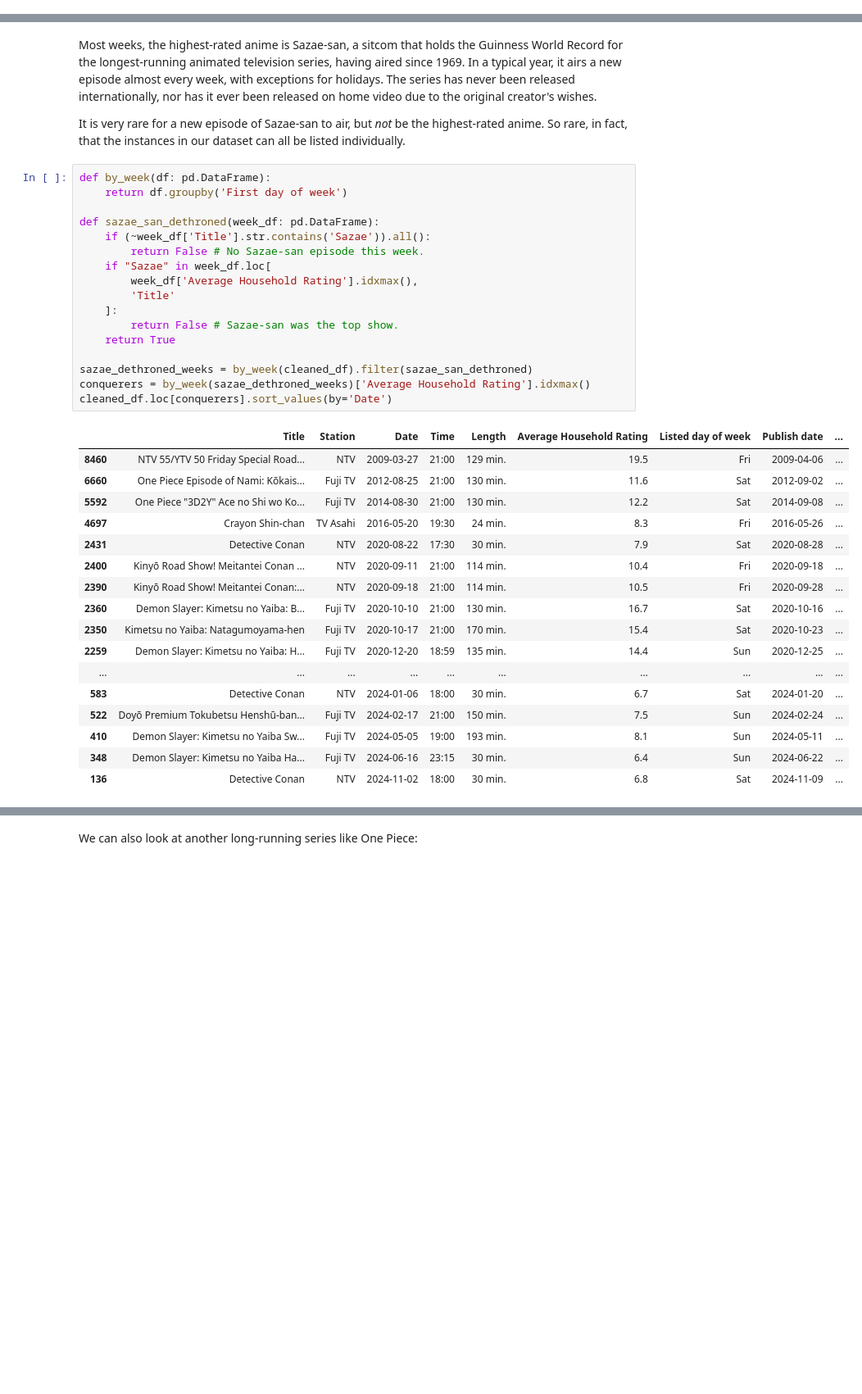
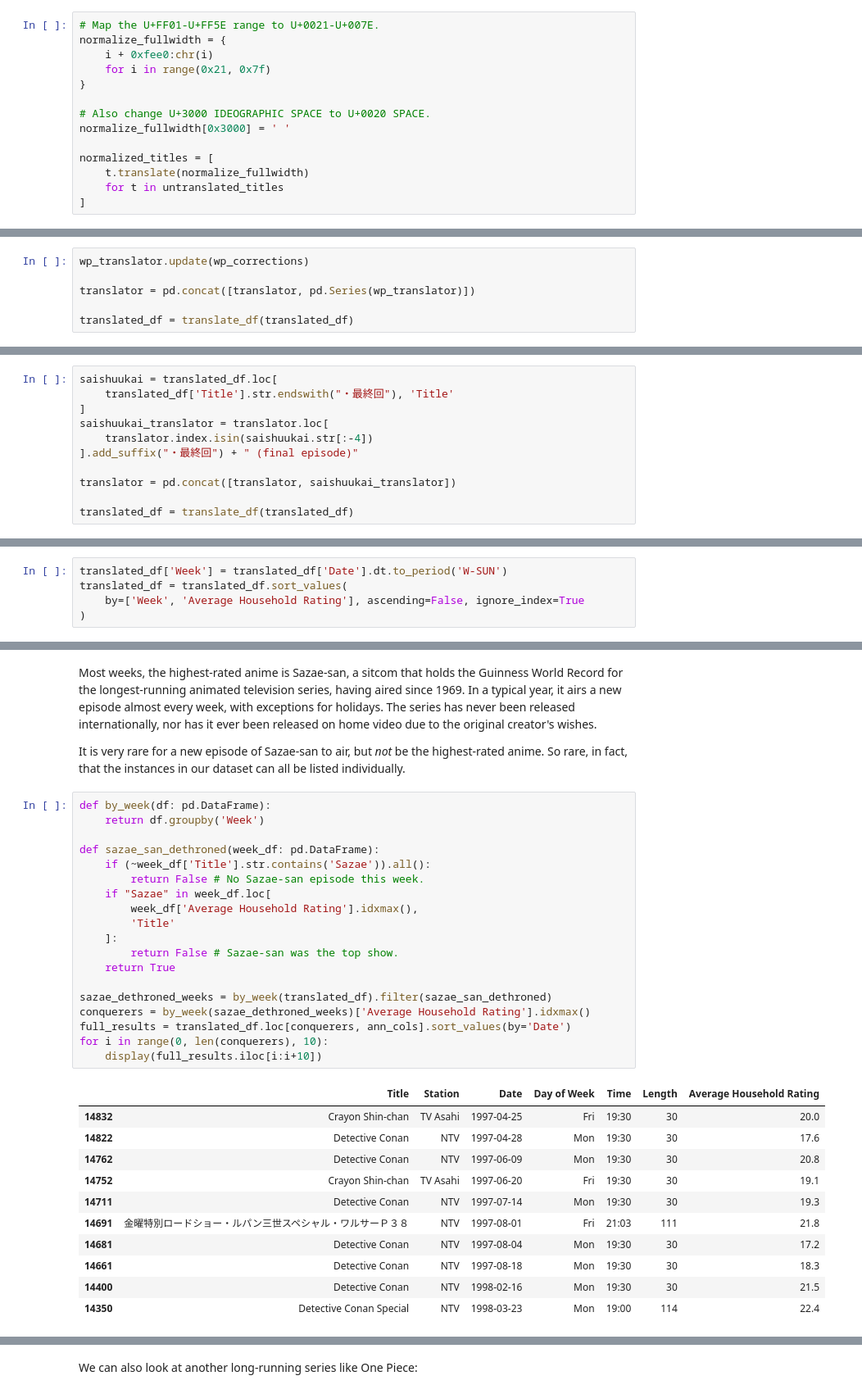
Before and after one commit to ShayeHorwitz/anime_broadcast_ratings, a Jupyter notebook: anime_broadcast_ratings.ipynb, the cells around one changed output, grey strips where cells are left out. Shown at 82% size. Drawn from its saved outputs; the diff is of its cells as text; blank space fills up the shorter version.

```diff
--- a/anime_broadcast_ratings.ipynb
+++ b/anime_broadcast_ratings.ipynb
@@ -549,0 +2103,14 @@ def top_programs_for_hour(h: int, n: int):
+# %%
+# Map the U+FF01-U+FF5E range to U+0021-U+007E.
+normalize_fullwidth = {
+    i + 0xfee0:chr(i)
+    for i in range(0x21, 0x7f)
+}
+
+# Also change U+3000 IDEOGRAPHIC SPACE to U+0020 SPACE.
+normalize_fullwidth[0x3000] = ' '
+
+normalized_titles = [
+    t.translate(normalize_fullwidth)
+    for t in untranslated_titles
+]
@@ -549,0 +2231,6 @@ def top_programs_for_hour(h: int, n: int):
+# %%
+wp_translator.update(wp_corrections)
+
+translator = pd.concat([translator, pd.Series(wp_translator)])
+
+translated_df = translate_df(translated_df)
@@ -549,0 +2311,11 @@ def top_programs_for_hour(h: int, n: int):
+# %%
+saishuukai = translated_df.loc[
+    translated_df['Title'].str.endswith("・最終回"), 'Title'
+]
+saishuukai_translator = translator.loc[
+    translator.index.isin(saishuukai.str[:-4])
+].add_suffix("・最終回") + " (final episode)"
+
+translator = pd.concat([translator, saishuukai_translator])
+
+translated_df = translate_df(translated_df)
@@ -549,0 +2326,5 @@ def top_programs_for_hour(h: int, n: int):
+# %%
+translated_df['Week'] = translated_df['Date'].dt.to_period('W-SUN')
+translated_df = translated_df.sort_values(
+    by=['Week', 'Average Household Rating'], ascending=False, ignore_index=True
+)
@@ -754,36 +2587,32 @@ Most weeks, the highest-rated anime is Sazae-san, a sitcom that holds the Guinne
 It is very rare for a new episode of Sazae-san to air, but *not* be the highest-rated anime. So rare, in fact, that the instances in our dataset can all be listed individually.
 # %%
 def by_week(df: pd.DataFrame):
-    return df.groupby('First day of week')
+    return df.groupby('Week')
 
 def sazae_san_dethroned(week_df: pd.DataFrame):
     if (~week_df['Title'].str.contains('Sazae')).all():
         return False # No Sazae-san episode this week.
     if "Sazae" in week_df.loc[
         week_df['Average Household Rating'].idxmax(),
         'Title'
     ]:
         return False # Sazae-san was the top show.
     return True
 
-sazae_dethroned_weeks = by_week(cleaned_df).filter(sazae_san_dethroned)
+sazae_dethroned_weeks = by_week(translated_df).filter(sazae_san_dethroned)
 conquerers = by_week(sazae_dethroned_weeks)['Average Household Rating'].idxmax()
-cleaned_df.loc[conquerers].sort_values(by='Date')
+full_results = translated_df.loc[conquerers, ann_cols].sort_values(by='Date')
+for i in range(0, len(conquerers), 10):
+    display(full_results.iloc[i:i+10])
 # %% [output]
-|  | Title | Station | Date | Time | Length | Average Household Rating | Listed day of week | Publish date | ... |
-| 8460 | NTV 55/YTV 50 Friday Special Road... | NTV | 2009-03-27 | 21:00 | 129 min. | 19.5 | Fri | 2009-04-06 | ... |
-| 6660 | One Piece Episode of Nami: Kōkais... | Fuji TV | 2012-08-25 | 21:00 | 130 min. | 11.6 | Sat | 2012-09-02 | ... |
-| 5592 | One Piece "3D2Y" Ace no Shi wo Ko... | Fuji TV | 2014-08-30 | 21:00 | 130 min. | 12.2 | Sat | 2014-09-08 | ... |
-| 4697 | Crayon Shin-chan | TV Asahi | 2016-05-20 | 19:30 | 24 min. | 8.3 | Fri | 2016-05-26 | ... |
-| 2431 | Detective Conan | NTV | 2020-08-22 | 17:30 | 30 min. | 7.9 | Sat | 2020-08-28 | ... |
-| 2400 | Kinyō Road Show! Meitantei Conan ... | NTV | 2020-09-11 | 21:00 | 114 min. | 10.4 | Fri | 2020-09-18 | ... |
-| 2390 | Kinyō Road Show! Meitantei Conan:... | NTV | 2020-09-18 | 21:00 | 114 min. | 10.5 | Fri | 2020-09-28 | ... |
-| 2360 | Demon Slayer: Kimetsu no Yaiba: B... | Fuji TV | 2020-10-10 | 21:00 | 130 min. | 16.7 | Sat | 2020-10-16 | ... |
-| 2350 | Kimetsu no Yaiba: Natagumoyama-hen | Fuji TV | 2020-10-17 | 21:00 | 170 min. | 15.4 | Sat | 2020-10-23 | ... |
-| 2259 | Demon Slayer: Kimetsu no Yaiba: H... | Fuji TV | 2020-12-20 | 18:59 | 135 min. | 14.4 | Sun | 2020-12-25 | ... |
-| ... | ... | ... | ... | ... | ... | ... | ... | ... | ... |
-| 583 | Detective Conan | NTV | 2024-01-06 | 18:00 | 30 min. | 6.7 | Sat | 2024-01-20 | ... |
-| 522 | Doyō Premium Tokubetsu Henshū-ban... | Fuji TV | 2024-02-17 | 21:00 | 150 min. | 7.5 | Sun | 2024-02-24 | ... |
-| 410 | Demon Slayer: Kimetsu no Yaiba Sw... | Fuji TV | 2024-05-05 | 19:00 | 193 min. | 8.1 | Sun | 2024-05-11 | ... |
-| 348 | Demon Slayer: Kimetsu no Yaiba Ha... | Fuji TV | 2024-06-16 | 23:15 | 30 min. | 6.4 | Sun | 2024-06-22 | ... |
-| 136 | Detective Conan | NTV | 2024-11-02 | 18:00 | 30 min. | 6.8 | Sat | 2024-11-09 | ... |
+|  | Title | Station | Date | Day of Week | Time | Length | Average Household Rating |
+| 14832 | Crayon Shin-chan | TV Asahi | 1997-04-25 | Fri | 19:30 | 30 | 20.0 |
+| 14822 | Detective Conan | NTV | 1997-04-28 | Mon | 19:30 | 30 | 17.6 |
+| 14762 | Detective Conan | NTV | 1997-06-09 | Mon | 19:30 | 30 | 20.8 |
+| 14752 | Crayon Shin-chan | TV Asahi | 1997-06-20 | Fri | 19:30 | 30 | 19.1 |
+| 14711 | Detective Conan | NTV | 1997-07-14 | Mon | 19:30 | 30 | 19.3 |
+| 14691 | 金曜特別ロードショー・ルパン三世スペシャル・ワルサーＰ３８ | NTV | 1997-08-01 | Fri | 21:03 | 111 | 21.8 |
+| 14681 | Detective Conan | NTV | 1997-08-04 | Mon | 19:30 | 30 | 17.2 |
+| 14661 | Detective Conan | NTV | 1997-08-18 | Mon | 19:30 | 30 | 18.3 |
+| 14400 | Detective Conan | NTV | 1998-02-16 | Mon | 19:30 | 30 | 21.5 |
+| 14350 | Detective Conan Special | NTV | 1998-03-23 | Mon | 19:00 | 114 | 22.4 |
```
Also changed, not shown: parts of 314 cells of this notebook, 2 other files.
